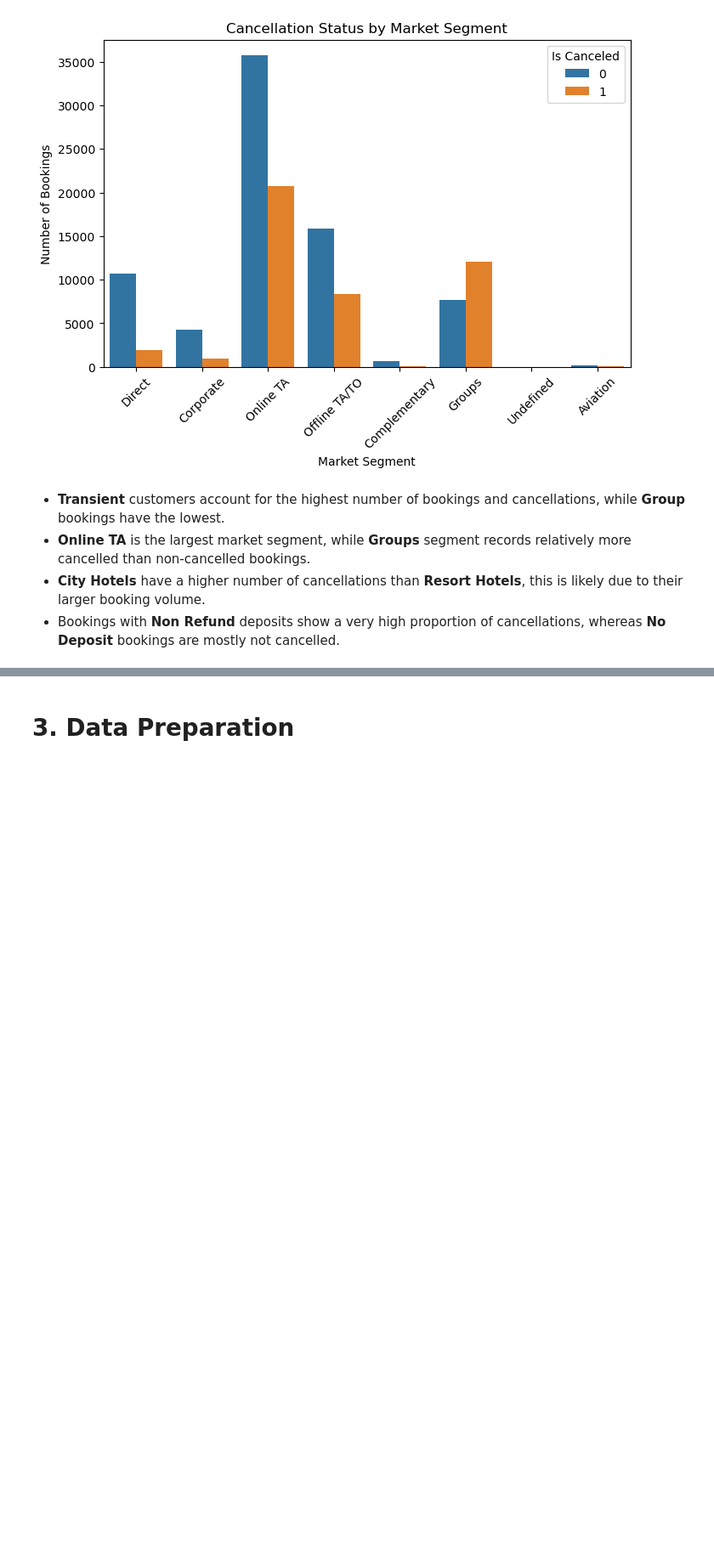
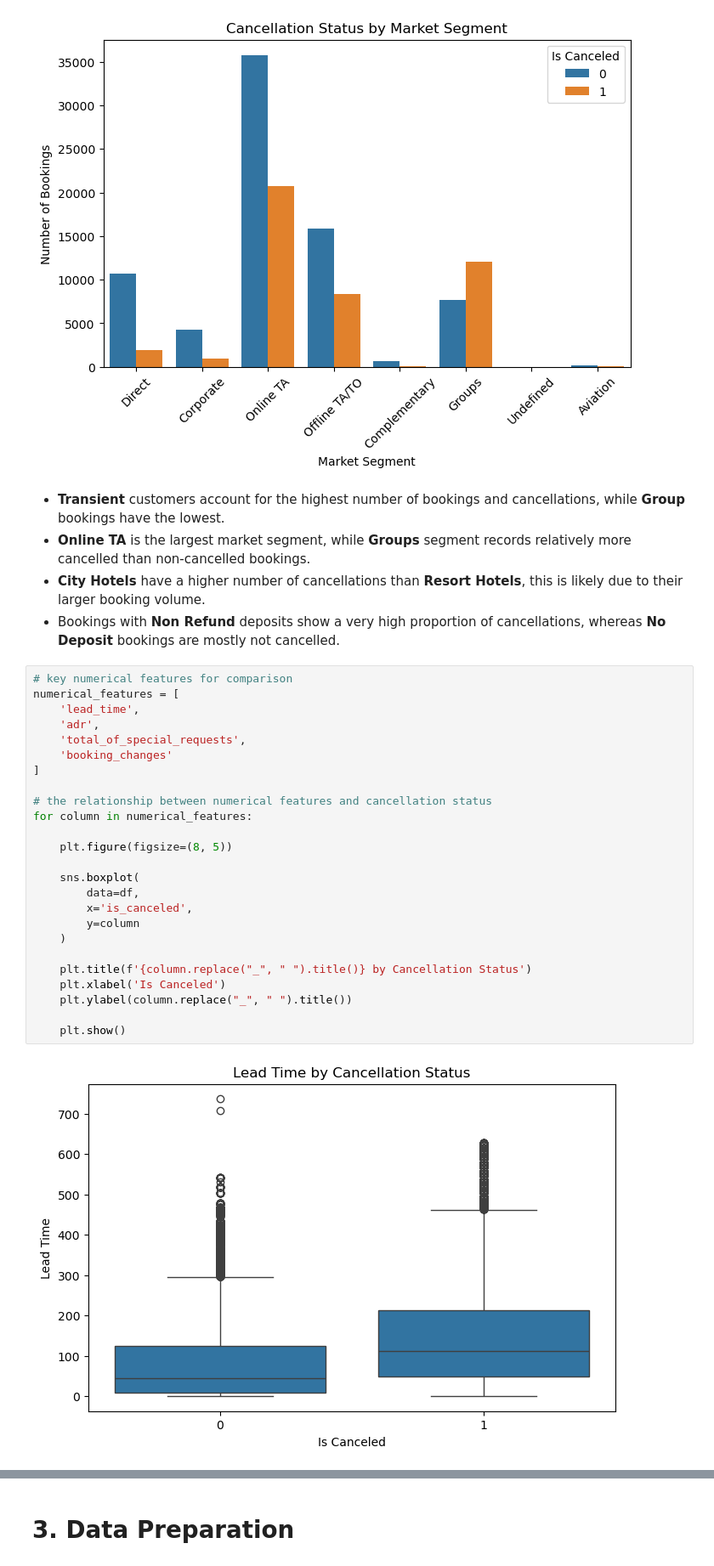
Before and after one commit to yixqinggg/mldp_hotel_booking_prediction, a Jupyter notebook: hotel_booking_cancellation_prediction.ipynb, the cells around one changed output, grey strips where cells are left out. Shown at 85% size. Cells and saved outputs as stored; diff of their text form; blank space fills up the shorter version.

Commit message:
Complete exploratory data analysis

```diff
--- a/hotel_booking_cancellation_prediction.ipynb
+++ b/hotel_booking_cancellation_prediction.ipynb
@@ -465,3 +465,30 @@ for column in categorical_features:
 - **Online TA** is the largest market segment, while **Groups** segment records relatively more cancelled than non-cancelled bookings.
 - **City Hotels** have a higher number of cancellations than **Resort Hotels**, this is likely due to their larger booking volume.
 - Bookings with **Non Refund** deposits show a very high proportion of cancellations, whereas **No Deposit** bookings are mostly not cancelled.
+# %%
+# key numerical features for comparison
+numerical_features = [
+    'lead_time',
+    'adr',
+    'total_of_special_requests',
+    'booking_changes'
+]
+
+# the relationship between numerical features and cancellation status
+for column in numerical_features:
+
+    plt.figure(figsize=(8, 5))
+
+    sns.boxplot(
+        data=df,
+        x='is_canceled',
+        y=column
+    )
+
+    plt.title(f'{column.replace("_", " ").title()} by Cancellation Status')
+    plt.xlabel('Is Canceled')
+    plt.ylabel(column.replace("_", " ").title())
+
+    plt.show()
+# %% [output]
+[figure, added]
```
Also changed, not shown: parts of 2 cells of this notebook.
